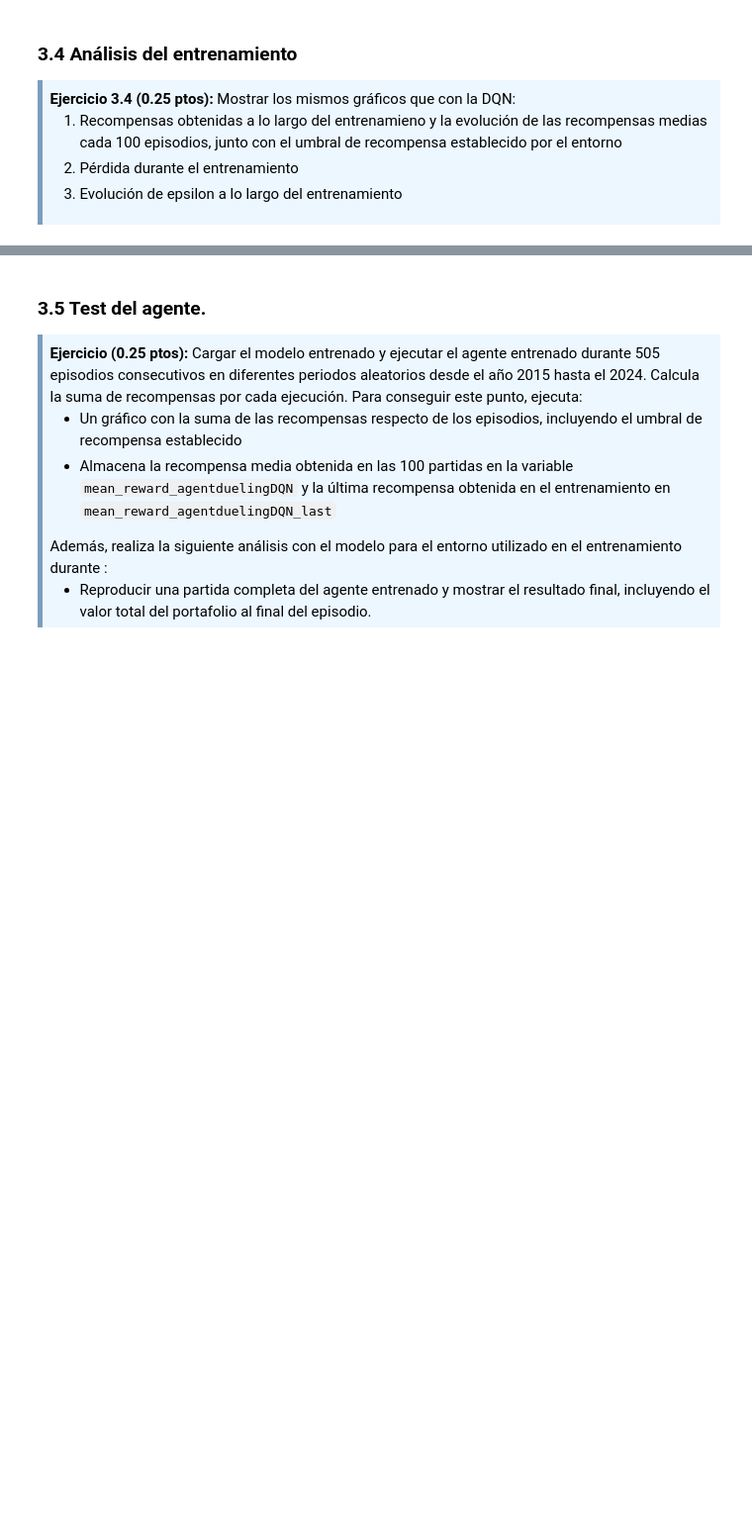
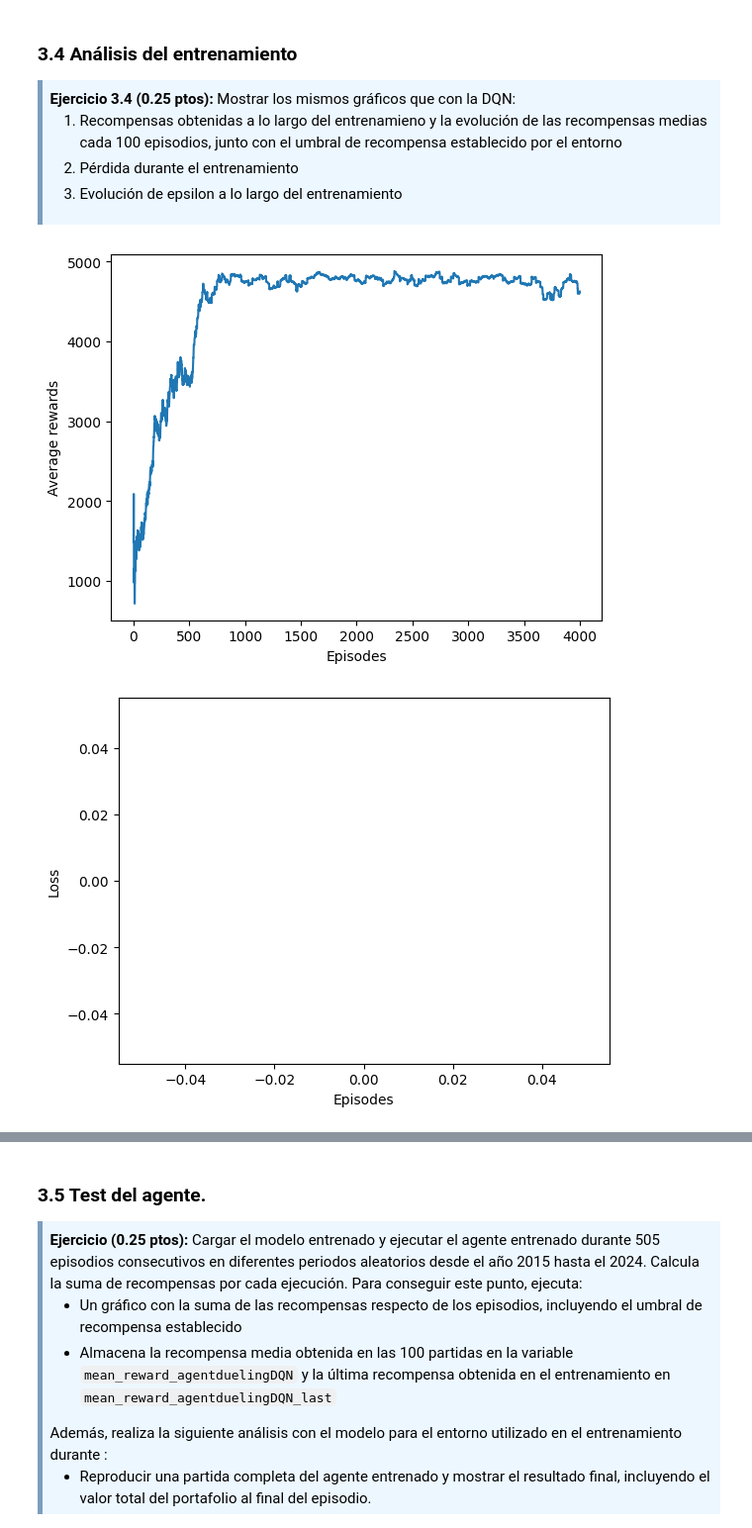
Before and after one commit to alvarogirona/UOC-RL-PEC3, a Jupyter notebook: M2_883_RL_PEC2_EnuciadoV2.ipynb, the cells around one changed output, grey strips where cells are left out. Shown at 99% size. Drawn from its saved outputs; the diff is of its cells as text; code cells hidden in the pictures; blank space fills up the shorter version.

Commit message:
Finish ddqn training

```diff
--- a/M2_883_RL_PEC2_EnuciadoV2.ipynb
+++ b/M2_883_RL_PEC2_EnuciadoV2.ipynb
@@ -1580,14 +1579,11 @@ class duelingDQNAgent:
                     ########TODO: Almacenar epsilon, training rewards i loss#######
 
                     ####
-                    self.update_loss = []
-
                     #######################################################################################
                     ###TODO 7: calcular la media de recompensa de los últimos X episodios, y almacenar#####
                     ###
                     self.episodes_train_dqn = episode
 
-                    # Store metrics (*)
                     mean_rewards = np.mean(self.training_rewards[-self.nblock:])
                     self.mean_training_rewards.append(mean_rewards)
                     self.epsilon_history.append(self.epsilon)
@@ -1746,3 +1745,31 @@ Episode 77 Mean Rewards 1684.03 Epsilon 0.6832098777212641
         <li>Evolución de epsilon a lo largo del entrenamiento</li>
     </ol>
 </div>
+# %%
+######################## SOLUCIÓN ###########################
+def plot_rewards_dueling():
+    plt.plot(dueling_agent.mean_training_rewards)
+    plt.ylabel('Average rewards')
+    plt.xlabel('Episodes')
+    plt.show()
+
+plot_rewards_dueling()
+
+def plot_loss_dueling():
+    plt.plot(dueling_agent.update_loss)
+    plt.ylabel('Loss')
+    plt.xlabel('Episodes')
+    plt.show()
+
+plot_loss_dueling()
+
+def plot_epsilon_dueling():
+    plt.plot(dueling_agent.epsilon_history)
+    plt.xlabel('Epsilon')
+    plt.ylabel('Delta')
+    plt.show()
+
+plot_epsilon_dueling()
+# %% [output]
+[figure, added]
+[figure, added]
```
Also changed, not shown: parts of 4 cells of this notebook, 2 other files.
